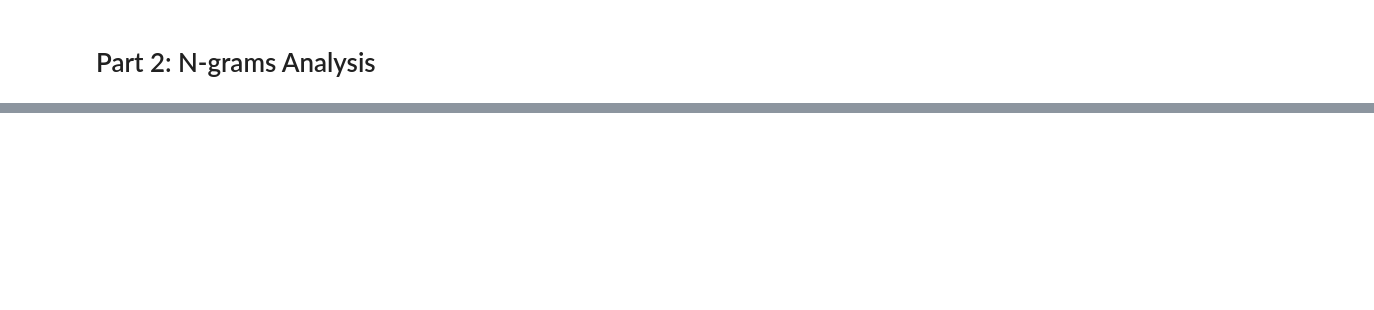
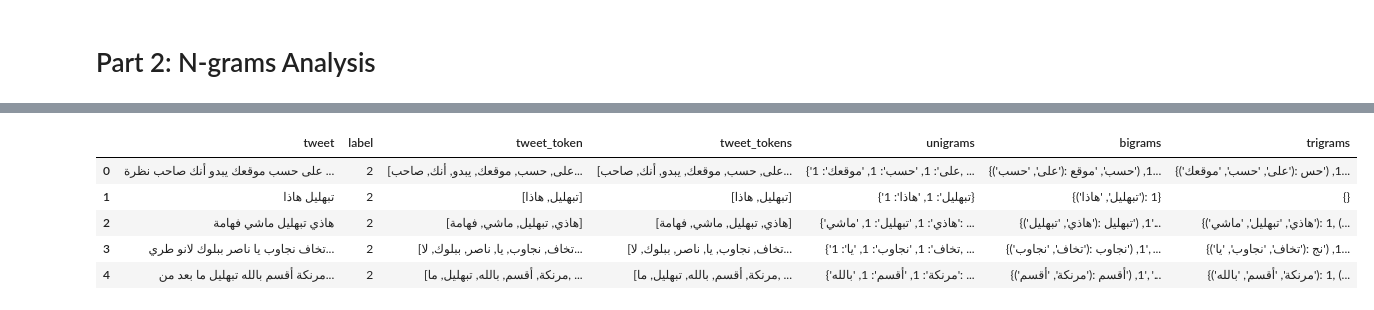
Before and after one commit to aymaneELHICHAMI/LLMs-Experiments-Lab, a Jupyter notebook: data_processing_and_analysis/0-clean_data.ipynb, the cells around one changed output, grey strips where cells are left out. Cells and saved outputs as stored; diff of their text form; code cells hidden in the pictures; blank space fills up the shorter version.

```diff
--- a/data_processing_and_analysis/0-clean_data.ipynb
+++ b/data_processing_and_analysis/0-clean_data.ipynb
@@ -179,0 +157,14 @@ moroccan_tweets_train_df.head()
+# %%
+# Tokenization
+
+import nltk
+from nltk.tokenize import word_tokenize
+nltk.download('punkt_tab')
+
+def Tokenize_fn(tweet):
+    return word_tokenize(tweet)
+
+moroccan_tweets_train_df["tweet_tokens"] = moroccan_tweets_train_df['tweet'].apply(Tokenize_fn)
+moroccan_tweets_test_df["tweet_tokens"] = moroccan_tweets_test_df['tweet'].apply(Tokenize_fn)
+moroccan_tweets_validation_df["tweet_tokens"] = moroccan_tweets_validation_df['tweet'].apply(Tokenize_fn)
+moroccan_tweets_train_df.head()
@@ -179,0 +181,36 @@ moroccan_tweets_train_df.head()
+# %%
+# N-gram Generation
+from nltk.util import ngrams
+from collections import Counter
+
+def generate_ngram(tweet_tokens, n=1):
+    ngram_list = ngrams(tweet_tokens, n)
+    if n == 1:
+        # Flatten unigrams from tuple to string
+        return Counter(word[0] for word in ngram_list)
+    else:
+        return Counter(ngram_list)
+
+# Generating unigrams
+moroccan_tweets_train_df["unigrams"] = moroccan_tweets_train_df['tweet_tokens'].apply(lambda tweet_tokens: generate_ngram(tweet_tokens, n=1))
+moroccan_tweets_test_df["unigrams"] = moroccan_tweets_test_df['tweet_tokens'].apply(lambda tweet_tokens: generate_ngram(tweet_tokens, n=1))
+moroccan_tweets_validation_df["unigrams"] = moroccan_tweets_validation_df['tweet_tokens'].apply(lambda tweet_tokens: generate_ngram(tweet_tokens, n=1))
+
+# Generating bigrams
+moroccan_tweets_train_df["bigrams"] = moroccan_tweets_train_df['tweet_tokens'].apply(lambda tweet_tokens: generate_ngram(tweet_tokens, n=2))
+moroccan_tweets_test_df["bigrams"] = moroccan_tweets_test_df['tweet_tokens'].apply(lambda tweet_tokens: generate_ngram(tweet_tokens, n=2))
+moroccan_tweets_validation_df["bigrams"] = moroccan_tweets_validation_df['tweet_tokens'].apply(lambda tweet_tokens: generate_ngram(tweet_tokens, n=2))
+
+# Generating trigrams
+moroccan_tweets_train_df["trigrams"] = moroccan_tweets_train_df['tweet_tokens'].apply(lambda tweet_tokens: generate_ngram(tweet_tokens, n=3))
+moroccan_tweets_test_df["trigrams"] = moroccan_tweets_test_df['tweet_tokens'].apply(lambda tweet_tokens: generate_ngram(tweet_tokens, n=3))
+moroccan_tweets_validation_df["trigrams"] = moroccan_tweets_validation_df['tweet_tokens'].apply(lambda tweet_tokens: generate_ngram(tweet_tokens, n=3))
+
+moroccan_tweets_train_df.head()
+# %% [output]
+|  | tweet | label | tweet_token | tweet_tokens | unigrams | bigrams | trigrams |
+| 0 | على حسب موقعك يبدو أنك صاحب نظرة ... | 2 | [على, حسب, موقعك, يبدو, أنك, صاحب... | [على, حسب, موقعك, يبدو, أنك, صاحب... | {'على': 1, 'حسب': 1, 'موقعك': 1, ... | {('على', 'حسب'): 1, ('حسب', 'موقع... | {('على', 'حسب', 'موقعك'): 1, ('حس... |
+| 1 | تبهليل هاذا | 2 | [تبهليل, هاذا] | [تبهليل, هاذا] | {'تبهليل': 1, 'هاذا': 1} | {('تبهليل', 'هاذا'): 1} | {} |
+| 2 | هاذي تبهليل ماشي فهامة | 2 | [هاذي, تبهليل, ماشي, فهامة] | [هاذي, تبهليل, ماشي, فهامة] | {'هاذي': 1, 'تبهليل': 1, 'ماشي': ... | {('هاذي', 'تبهليل'): 1, ('تبهليل'... | {('هاذي', 'تبهليل', 'ماشي'): 1, (... |
+| 3 | تخاف نجاوب يا ناصر ببلوك لانو طري... | 2 | [تخاف, نجاوب, يا, ناصر, ببلوك, لا... | [تخاف, نجاوب, يا, ناصر, ببلوك, لا... | {'تخاف': 1, 'نجاوب': 1, 'يا': 1, ... | {('تخاف', 'نجاوب'): 1, ('نجاوب', ... | {('تخاف', 'نجاوب', 'يا'): 1, ('نج... |
+| 4 | مرنكة أقسم بالله تبهليل ما بعد من... | 2 | [مرنكة, أقسم, بالله, تبهليل, ما, ... | [مرنكة, أقسم, بالله, تبهليل, ما, ... | {'مرنكة': 1, 'أقسم': 1, 'بالله': ... | {('مرنكة', 'أقسم'): 1, ('أقسم', '... | {('مرنكة', 'أقسم', 'بالله'): 1, (... |
```
Also changed, not shown: parts of 10 cells of this notebook.
